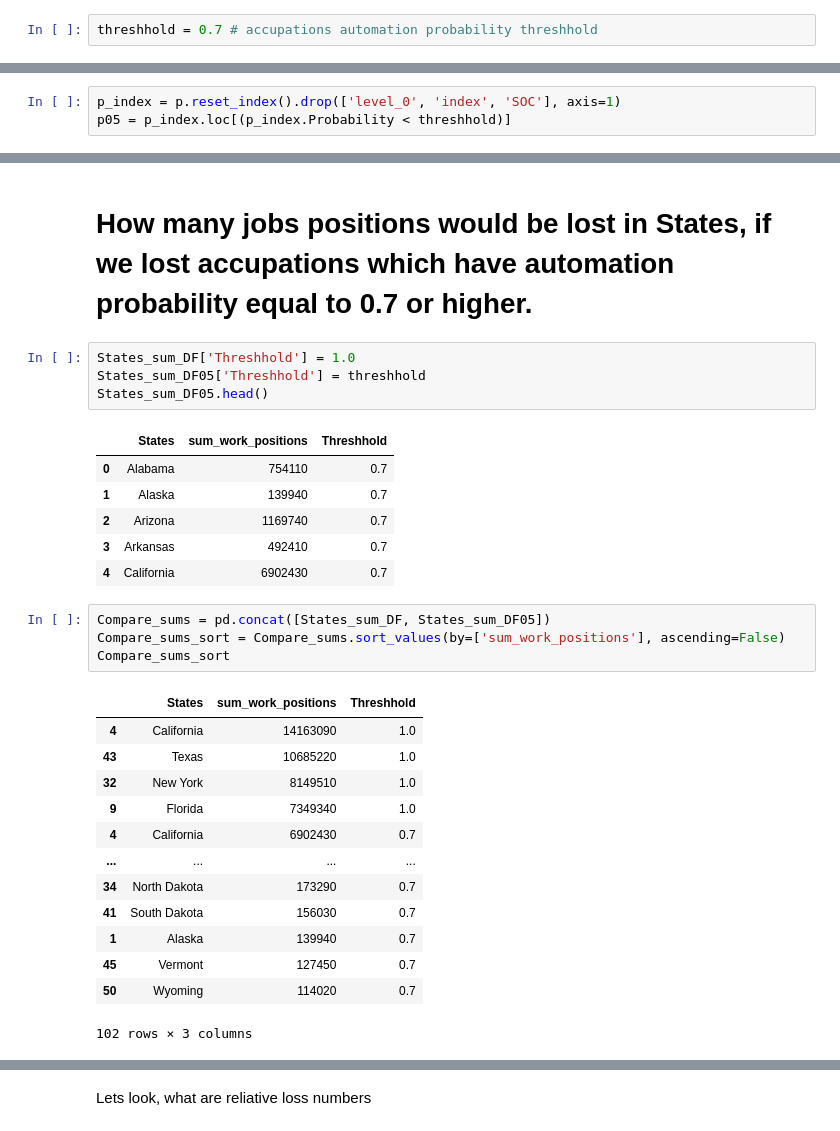
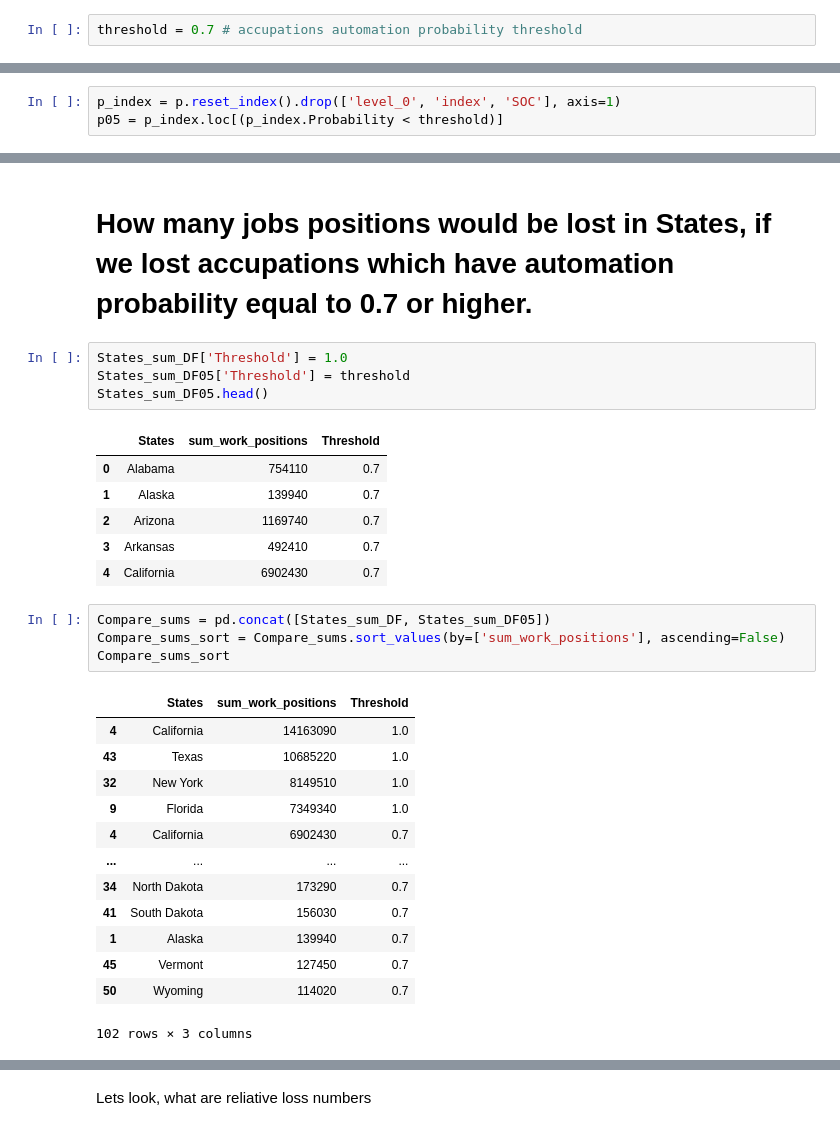
Before and after one commit to gadolinis/Automation_of_occupations_consequences_for_the_USA, a Jupyter notebook: Automation_of_occupations_consequences_for_the_USA.ipynb, the cells around one changed output, grey strips where cells are left out. Saved outputs shown, nothing was run; the diff lists cells and outputs as text.

```diff
--- a/Automation_of_occupations_consequences_for_the_USA.ipynb
+++ b/Automation_of_occupations_consequences_for_the_USA.ipynb
@@ -305,5 +313,5 @@ The lost work positions and state population ratio. I take lost work position, w
 # %%
-threshhold = 0.7 # accupations automation probability threshhold
+threshold = 0.7 # accupations automation probability threshold
 # %% [markdown]
 ## Total number of jobs positions per state
 # %% [markdown]
@@ -322,6 +330,6 @@ barplot(States_sum_sort, 'sum_work_positions', 'States', "Total number of jobs p
 # %%
 p_index = p.reset_index().drop(['level_0', 'index', 'SOC'], axis=1)
-p05 = p_index.loc[(p_index.Probability < threshhold)]
+p05 = p_index.loc[(p_index.Probability < threshold)]
 # %%
 sum_work_per_state05 = p05[state_names].sum()
 States_sum_DF05 = pd.DataFrame({'States':sum_work_per_state05.index, 'sum_work_positions':sum_work_per_state05.values})
@@ -341,11 +349,11 @@ barplot(States_sum_sort05, 'sum_work_positions', 'States', "Total number of jobs
 # %% [markdown]
 # How many jobs positions would be lost in States, if we lost accupations which have automation probability equal to 0.7 or higher.
 # %%
-States_sum_DF['Threshhold'] = 1.0
-States_sum_DF05['Threshhold'] = threshhold
+States_sum_DF['Threshold'] = 1.0
+States_sum_DF05['Threshold'] = threshold
 States_sum_DF05.head()
 # %% [output]
-|  | States | sum_work_positions | Threshhold |
+|  | States | sum_work_positions | Threshold |
 | 0 | Alabama | 754110 | 0.7 |
 | 1 | Alaska | 139940 | 0.7 |
 | 2 | Arizona | 1169740 | 0.7 |
@@ -356,7 +364,7 @@ Compare_sums = pd.concat([States_sum_DF, States_sum_DF05])
 Compare_sums_sort = Compare_sums.sort_values(by=['sum_work_positions'], ascending=False)
 Compare_sums_sort
 # %% [output]
-|  | States | sum_work_positions | Threshhold |
+|  | States | sum_work_positions | Threshold |
 | 4 | California | 14163090 | 1.0 |
 | 43 | Texas | 10685220 | 1.0 |
 | 32 | New York | 8149510 | 1.0 |
```
Also changed, not shown: parts of 12 cells of this notebook.
